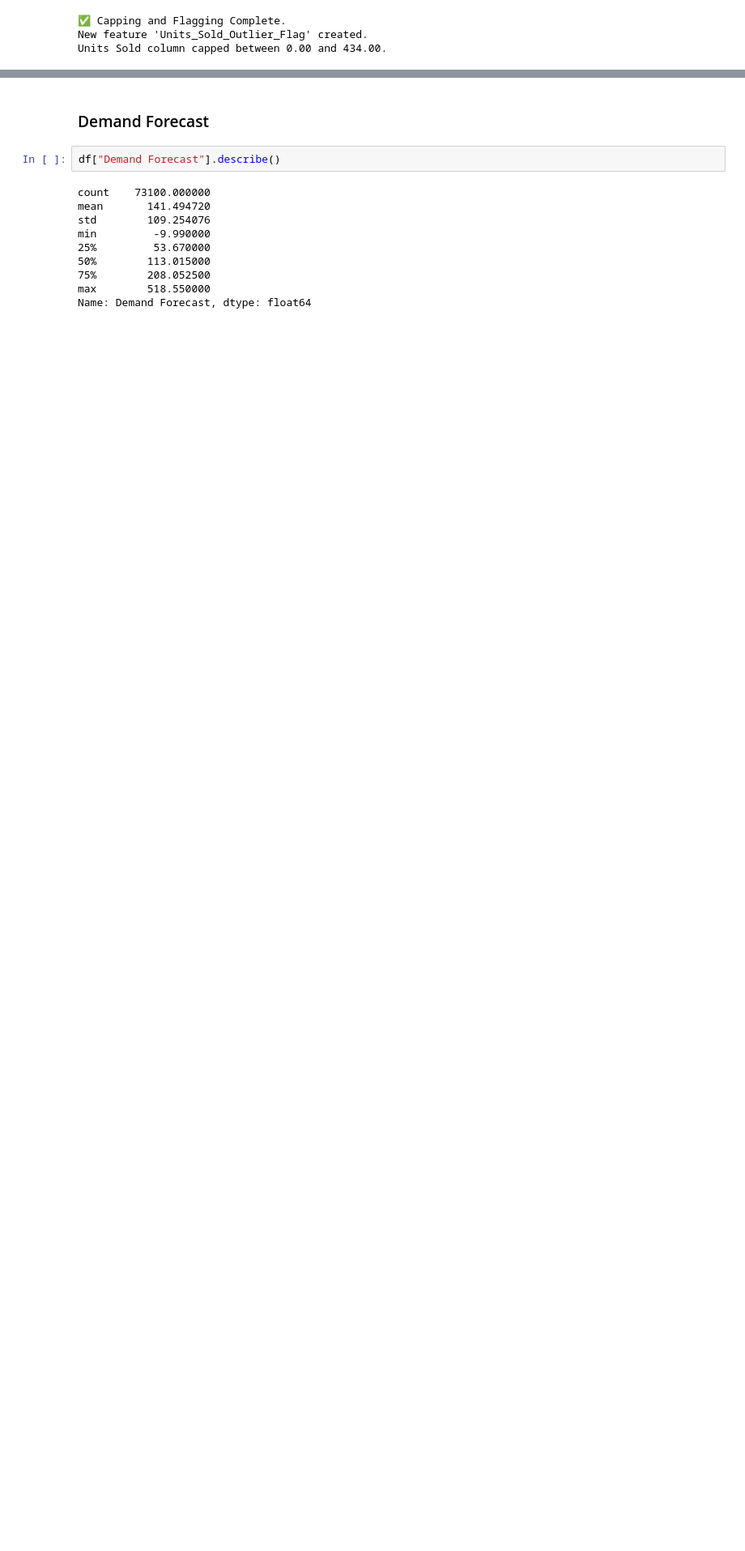
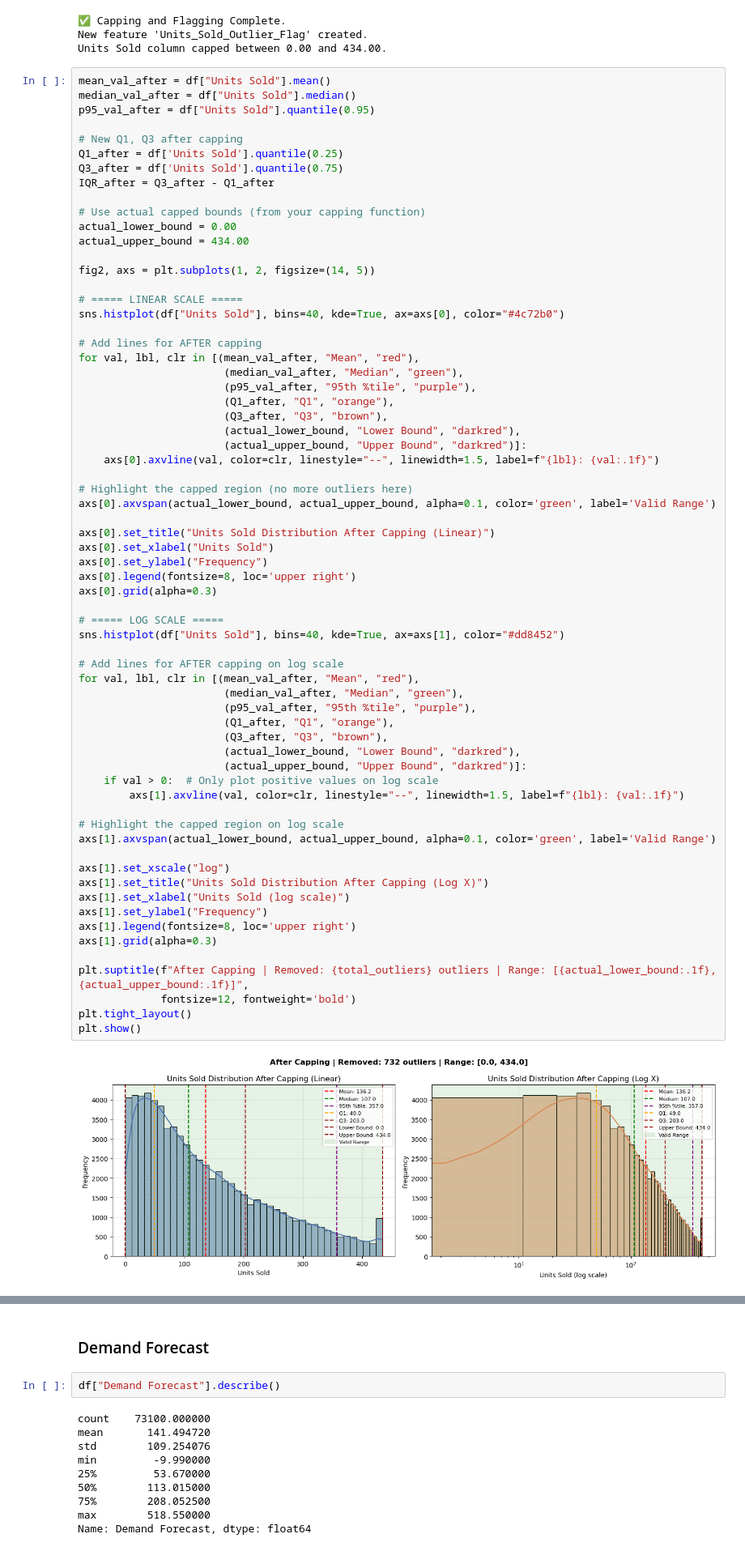
Before and after one commit to 127crew/A-Methodological-Blueprint-for-a-High--Impact-Comparative-Analysis-of-Time-Series-Forecasting-Models, a Jupyter notebook: notebooks/01_EDA_and_Preprocessing.ipynb, the cells around one changed output, grey strips where cells are left out. Shown: that part at 81% size. Saved outputs shown, nothing was run; the diff lists cells and outputs as text; blank space fills up the shorter version.

```diff
--- a/notebooks/01_EDA_and_Preprocessing.ipynb
+++ b/notebooks/01_EDA_and_Preprocessing.ipynb
@@ -212,3 +292,71 @@ print(f"Units Sold column capped between {final_lower_bound:.2f} and {upper_boun
 ✅ Capping and Flagging Complete.
 New feature 'Units_Sold_Outlier_Flag' created.
 Units Sold column capped between 0.00 and 434.00.
+# %%
+mean_val_after = df["Units Sold"].mean()
+median_val_after = df["Units Sold"].median()
+p95_val_after = df["Units Sold"].quantile(0.95)
+
+# New Q1, Q3 after capping
+Q1_after = df['Units Sold'].quantile(0.25)
+Q3_after = df['Units Sold'].quantile(0.75)
+IQR_after = Q3_after - Q1_after
+
+# Use actual capped bounds (from your capping function)
+actual_lower_bound = 0.00
+actual_upper_bound = 434.00
+
+fig2, axs = plt.subplots(1, 2, figsize=(14, 5))
+
+# ===== LINEAR SCALE =====
+sns.histplot(df["Units Sold"], bins=40, kde=True, ax=axs[0], color="#4c72b0")
+
+# Add lines for AFTER capping
+for val, lbl, clr in [(mean_val_after, "Mean", "red"),
+                       (median_val_after, "Median", "green"),
+                       (p95_val_after, "95th %tile", "purple"),
+                       (Q1_after, "Q1", "orange"),
+                       (Q3_after, "Q3", "brown"),
+                       (actual_lower_bound, "Lower Bound", "darkred"),
+                       (actual_upper_bound, "Upper Bound", "darkred")]:
+    axs[0].axvline(val, color=clr, linestyle="--", linewidth=1.5, label=f"{lbl}: {val:.1f}")
+
+# Highlight the capped region (no more outliers here)
+axs[0].axvspan(actual_lower_bound, actual_upper_bound, alpha=0.1, color='green', label='Valid Range')
+
+axs[0].set_title("Units Sold Distribution After Capping (Linear)")
+axs[0].set_xlabel("Units Sold")
+axs[0].set_ylabel("Frequency")
+axs[0].legend(fontsize=8, loc='upper right')
+axs[0].grid(alpha=0.3)
+
+# ===== LOG SCALE =====
+sns.histplot(df["Units Sold"], bins=40, kde=True, ax=axs[1], color="#dd8452")
+
+# Add lines for AFTER capping on log scale
+for val, lbl, clr in [(mean_val_after, "Mean", "red"),
+                       (median_val_after, "Median", "green"),
+                       (p95_val_after, "95th %tile", "purple"),
+                       (Q1_after, "Q1", "orange"),
+                       (Q3_after, "Q3", "brown"),
+                       (actual_lower_bound, "Lower Bound", "darkred"),
+                       (actual_upper_bound, "Upper Bound", "darkred")]:
+    if val > 0:  # Only plot positive values on log scale
+        axs[1].axvline(val, color=clr, linestyle="--", linewidth=1.5, label=f"{lbl}: {val:.1f}")
+
+# Highlight the capped region on log scale
+axs[1].axvspan(actual_lower_bound, actual_upper_bound, alpha=0.1, color='green', label='Valid Range')
+
+axs[1].set_xscale("log")
+axs[1].set_title("Units Sold Distribution After Capping (Log X)")
+axs[1].set_xlabel("Units Sold (log scale)")
+axs[1].set_ylabel("Frequency")
+axs[1].legend(fontsize=8, loc='upper right')
+axs[1].grid(alpha=0.3)
+
+plt.suptitle(f"After Capping | Removed: {total_outliers} outliers | Range: [{actual_lower_bound:.1f}, {actual_upper_bound:.1f}]",
+             fontsize=12, fontweight='bold')
+plt.tight_layout()
+plt.show()
+# %% [output]
+[figure, added]
```
Also changed, not shown: parts of 3 cells of this notebook.
